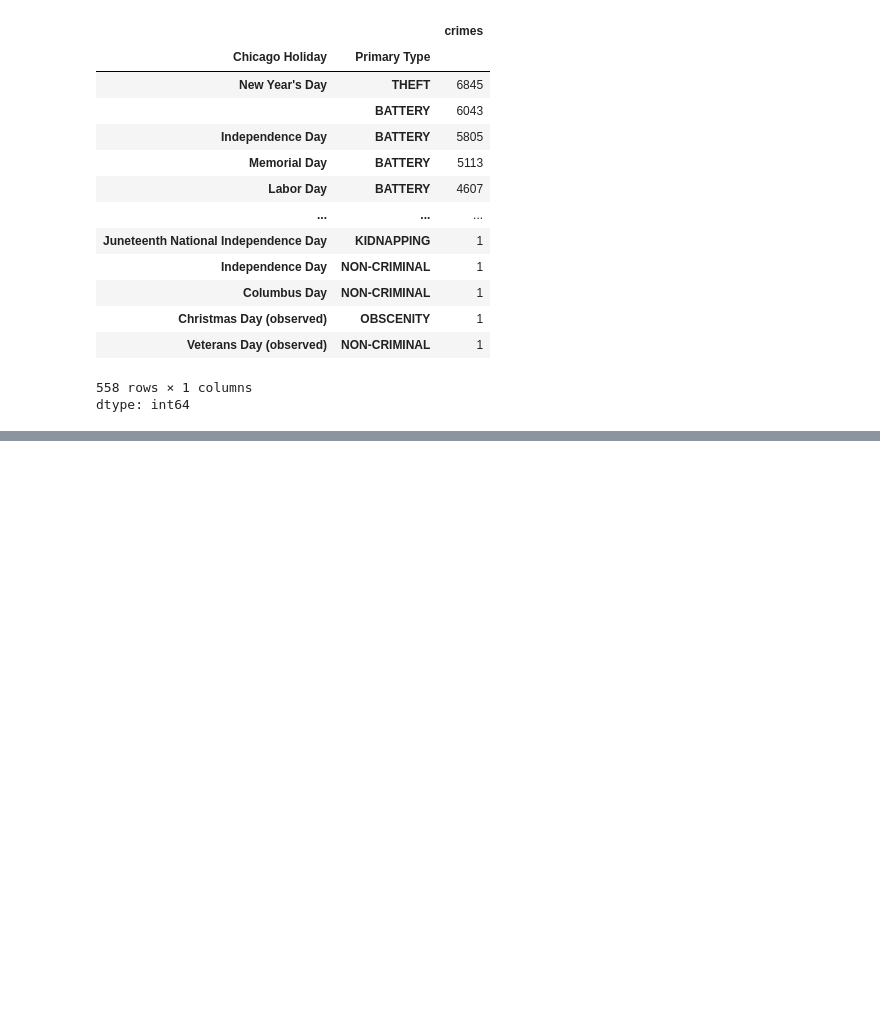
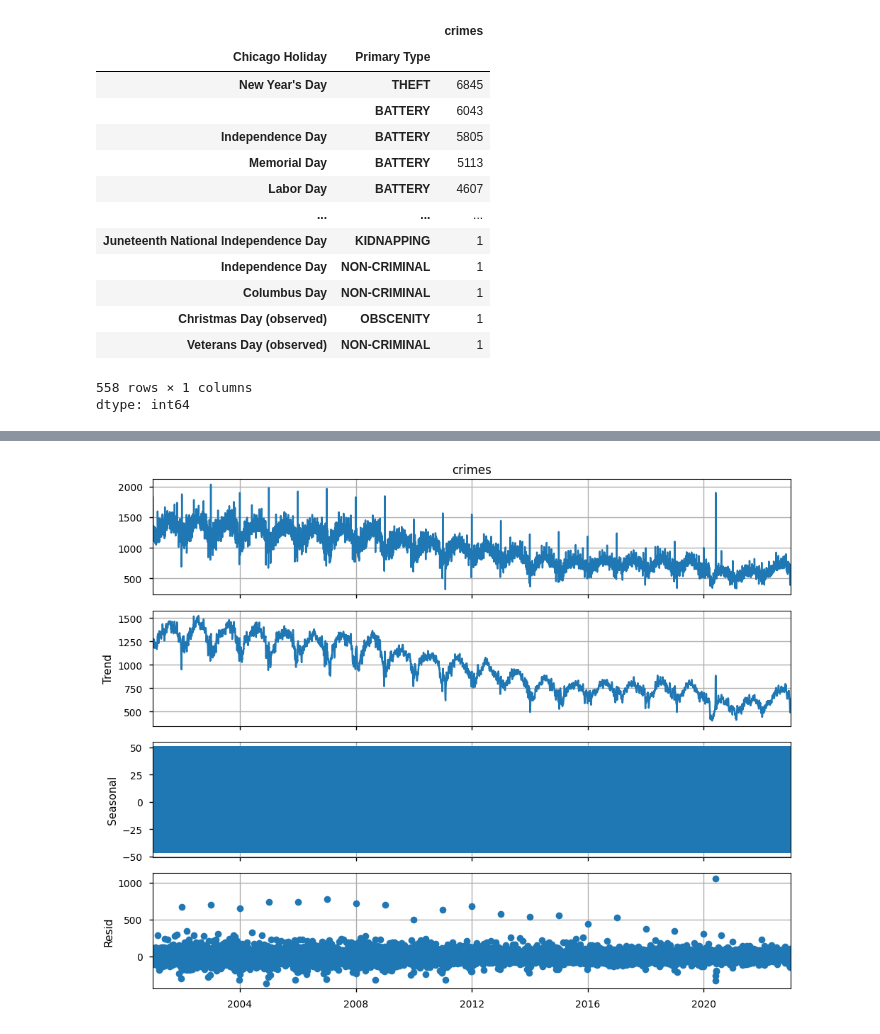
Before and after one commit to SamiOmran/Chicago-Crime-Data, a Jupyter notebook: Chicago_Crimes.ipynb, the cells around one changed output, grey strips where cells are left out. Cells and saved outputs as stored; diff of their text form; code cells hidden in the pictures; blank space fills up the shorter version.

```diff
--- a/Chicago_Crimes.ipynb
+++ b/Chicago_Crimes.ipynb
@@ -484,0 +515,6 @@ dtype: int64
+# %%
+plt.style.use(['seaborn-v0_8-notebook'])
+# %%
+daily_crimes_count = indexed_df.resample('D').size().rename('crimes')
+decompose_daily = tsa.seasonal_decompose(daily_crimes_count)
+daily_crimes_count.head()
@@ -484,0 +530,8 @@ dtype: int64
+# %%
+fig = decompose_daily.plot()
+[ax.grid(True) for ax in fig.axes]
+
+fig.set_size_inches(10, 8)
+fig.tight_layout()
+# %% [output]
+[figure, added]
```
Also changed, not shown: parts of 23 cells of this notebook.
